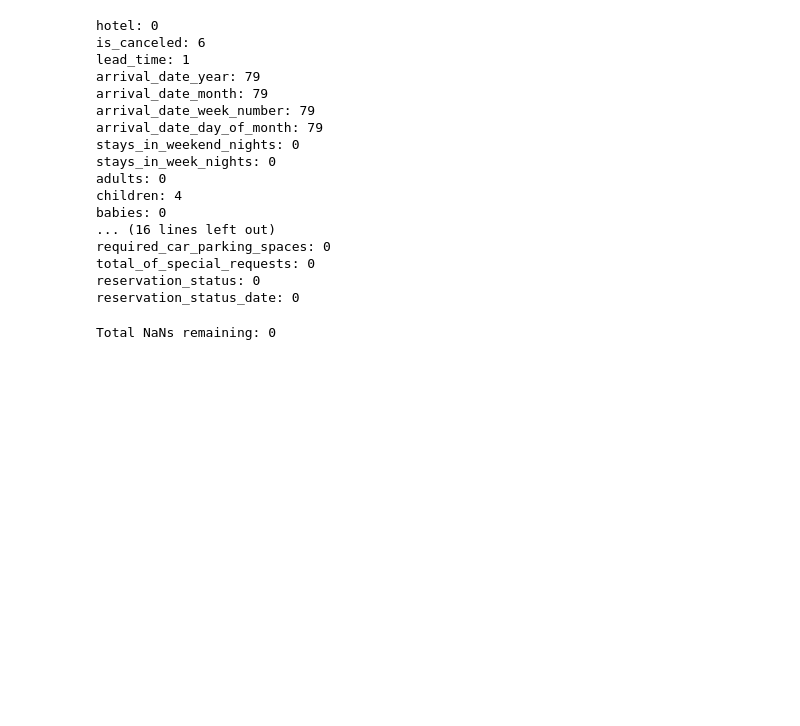
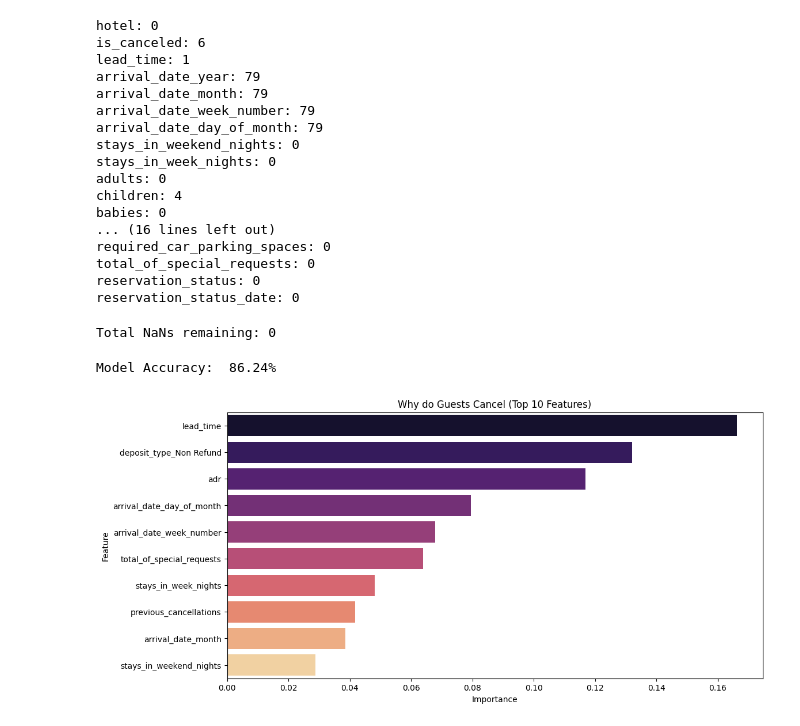
Before and after one commit to ashwinsajith/Hotel-Booking-Analysis, a Jupyter notebook: Code Analysis.ipynb, the cells around one changed output. Saved outputs shown, nothing was run; the diff lists cells and outputs as text; code cells hidden in the pictures; blank space fills up the shorter version.

Commit message:
Finished Prediction Modelling

```diff
--- a/Code Analysis.ipynb
+++ b/Code Analysis.ipynb
@@ -345,3 +353,32 @@ hotel_ml['arrival_date_month']=hotel_ml['arrival_date_month'].map(months_mapped)
 hotel_ml=hotel_ml.select_dtypes(exclude=['object']) #Include only numeric data types
 # %% [output]
 Total NaNs remaining: 0
+# %%
+
+#Split data into X (features) and Y (target)
+
+X=hotel_ml.drop(columns=['is_canceled'])
+Y=hotel_ml['is_canceled']
+
+#Split into 80% training data and 20% testing data
+X_train,X_test,Y_train,Y_test=train_test_split(X,Y,test_size=0.2,random_state=42)
+
+#RandomForestClassifier to avoid overfitting by using feature sampling and provide a good prediction
+model=RandomForestClassifier(n_estimators=100,random_state=42)
+model.fit(X_train,Y_train)
+Y_pred=model.predict(X_test)
+print(f"Model Accuracy: {accuracy_score(Y_test,Y_pred): .2%}")
+# %% [output]
+Model Accuracy:  86.24%
+# %%
+feature_importance=model.feature_importances_
+features=X.columns
+feature_importance_df=pd.DataFrame({"Feature":features,"Importance":feature_importance})
+feature_importance_df=feature_importance_df.sort_values(by="Importance",ascending=False).head(10) #Top 10 most important features in descending order
+
+plt.figure(figsize=(12,6))
+sns.barplot(x='Importance',y='Feature',hue='Feature',data=feature_importance_df,palette='magma')
+plt.title("Why do Guests Cancel (Top 10 Features)")
+plt.show()
+# %% [output]
+[figure, added]
```
Also changed, not shown: parts of 6 cells of this notebook.
